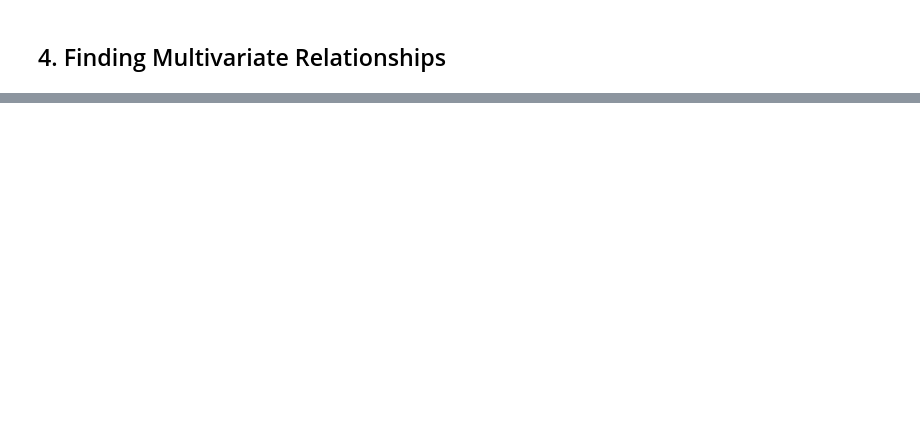
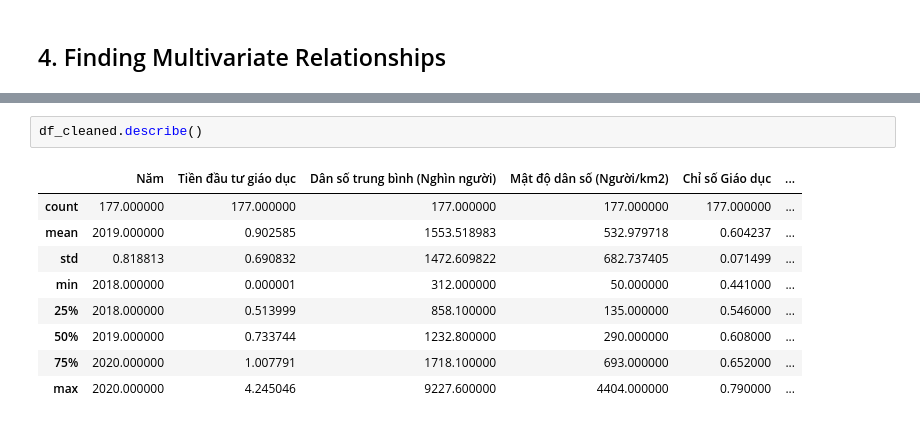
Before and after one commit to tranductri2003/university-score-predictor, a Jupyter notebook: [Part 3] Multivariate_Relationship_Analysis/[Part 3] Multivariate_Relationship_Analysis.ipynb, the cells around one changed output, grey strips where cells are left out. Drawn from its saved outputs; the diff is of its cells as text; blank space fills up the shorter version.

```diff
--- a/[Part 3] Multivariate_Relationship_Analysis/[Part 3] Multivariate_Relationship_Analysis.ipynb
+++ b/[Part 3] Multivariate_Relationship_Analysis/[Part 3] Multivariate_Relationship_Analysis.ipynb
@@ -302,0 +357,12 @@ df.describe()
+# %%
+df_cleaned.describe()
+# %% [output]
+|  | Năm | Tiền đầu tư giáo dục | Dân số trung bình (Nghìn người) | Mật độ dân số (Người/km2) | Chỉ số Giáo dục | ... |
+| count | 177.000000 | 177.000000 | 177.000000 | 177.000000 | 177.000000 | ... |
+| mean | 2019.000000 | 0.902585 | 1553.518983 | 532.979718 | 0.604237 | ... |
+| std | 0.818813 | 0.690832 | 1472.609822 | 682.737405 | 0.071499 | ... |
+| min | 2018.000000 | 0.000001 | 312.000000 | 50.000000 | 0.441000 | ... |
+| 25% | 2018.000000 | 0.513999 | 858.100000 | 135.000000 | 0.546000 | ... |
+| 50% | 2019.000000 | 0.733744 | 1232.800000 | 290.000000 | 0.608000 | ... |
+| 75% | 2020.000000 | 1.007791 | 1718.100000 | 693.000000 | 0.652000 | ... |
+| max | 2020.000000 | 4.245046 | 9227.600000 | 4404.000000 | 0.790000 | ... |
```
Also changed, not shown: parts of 25 cells of this notebook, 7 other files.
